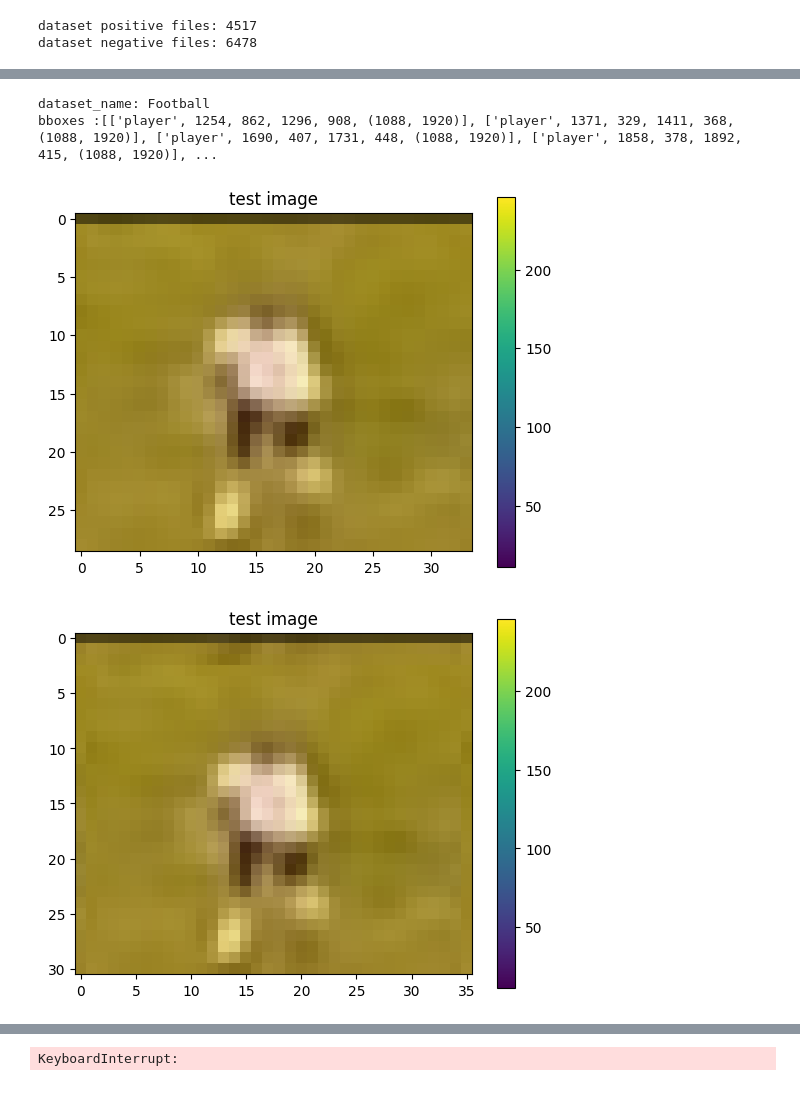
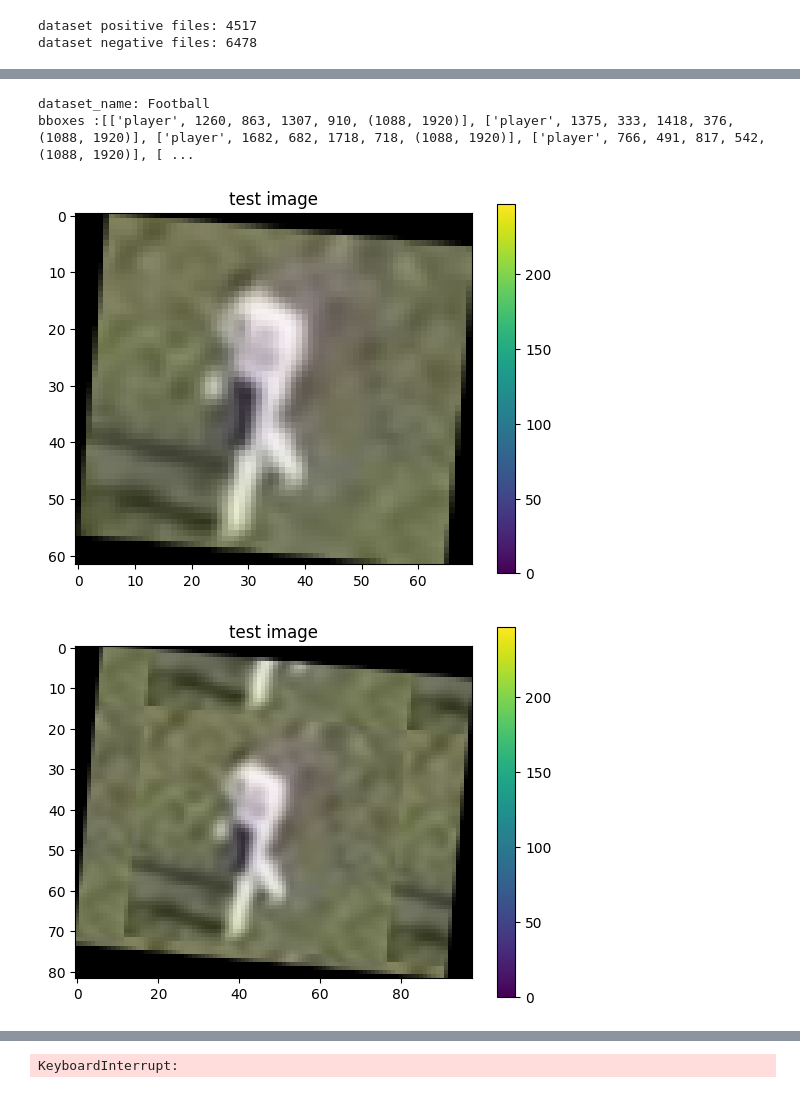
Before and after one commit to ManosMpampis/opendr, a Jupyter notebook: projects/python/perception/object_detection_2d/nanodet/dataset_manager.ipynb, the cells around one changed output, grey strips where cells are left out. Saved outputs shown, nothing was run; the diff lists cells and outputs as text; code cells hidden in the pictures.

Commit message:
add new datasets with extra augmentations _ correct labeling

```diff
--- a/projects/python/perception/object_detection_2d/nanodet/dataset_manager.ipynb
+++ b/projects/python/perception/object_detection_2d/nanodet/dataset_manager.ipynb
@@ -270,7 +270,7 @@ def random_pad(image, pad_th=0):
     right = int(width*random.uniform(0, pad_th))
     return cv2.copyMakeBorder(image, top, bottom, left, right, cv2.BORDER_WRAP)
 
-def random_rotate_image(images, image_pad, angle_th=0):
+def random_rotate_image(images, angle_th=0):
     if isinstance(angle_th, tuple):
         angle_th_neg = angle_th[0]
         angle_th_pos = angle_th[1]
@@ -295,6 +295,9 @@ def random_rotate_image(images, image_pad, angle_th=0):
         # Update the translation part of the rotation matrix to keep the new dimensions
         rotation_matrix[0, 2] += (new_h / 2) - center[1]
         rotation_matrix[1, 2] += (new_w / 2) - center[0]
+        # print("+++++++++++++++++++++++++++++++++++++++++")
+        # print(rotation_matrix)
+        # print("+++++++++++++++++++++++++++++++++++++++++")
         # Rotate the image
         new_images.append(cv2.warpAffine(image, rotation_matrix, (new_h, new_w), flags=cv2.INTER_LINEAR))
     return new_images
@@ -466,10 +469,12 @@ for pos_img in range(number_of_pos_img):
     pos_image_idx = pos_idx[image+(images*pos_img)] #Add code for random number of pos images
     pos_image = plt.imread(os.path.join(folder_path,pos_files[pos_image_idx]))
     temp_pos_image = np.zeros_like(new_pos_image)
-    # pos_image_pad, pos_image = augmentations(pos_image, flip_th=(0, 1), scale_th=(0.9,2.0), stretch_th=((0.9, 1.2), (0.8, 1.1)),
-    #                                          pad_th=0.1, crop_th=(0.1, 0.1), angle_th=5)
-    pos_image_pad, pos_image = augmentations(pos_image, flip_th=(0, 0.5), scale_th=(1.0,1.0), stretch_th=((1.0, 1.0), (1.0, 1.0)),
-                                             pad_th=0.3, crop_th=(0.0, 0.0), angle_th=0)
+    # pos_image_pad, pos_image = augmentations(pos_image, flip_th=(0, 0.5), scale_th=(0.9,1.5), stretch_th=((0.9, 1.1), (0.9, 1.1)),
+    #                                          pad_th=0.3, crop_th=(0.0, 0.0), angle_th=0)
+    # pos_image_pad, pos_image = augmentations(pos_image, flip_th=(0, 0.5), scale_th=(0.9,1.5), stretch_th=((0.9, 1.1), (0.9, 1.1)),
+    #                                          pad_th=0.3, crop_th=(0.0, 0.0), angle_th=0)
+    pos_image_pad, pos_image = augmentations(pos_image, flip_th=(0, 0.5), scale_th=(0.9,2.0), stretch_th=((0.9, 1.1), (0.9, 1.1)),
+                                             pad_th=0.3, crop_th=(0.0, 0.0), angle_th=90)
     position_of_pos = (random.randint(pos_image_pad.shape[0]//2,image_size[0]-int((pos_image_pad.shape[0]/2)+0.6)), random.randint(pos_image_pad.shape[1]//2,image_size[1]-int((pos_image_pad.shape[1]/2)+0.6)))
     bbox_padded = [position_of_pos[1]-(pos_image_pad.shape[1]//2), position_of_pos[0]-(pos_image_pad.shape[0]//2), position_of_pos[1]+int((pos_image_pad.shape[1]/2)+0.6), position_of_pos[0]+int((pos_image_pad.shape[0]/2)+0.6)]
 
@@ -480,42 +485,42 @@ for pos_img in range(number_of_pos_img):
 
     # save actual not padded bbox
     bbox = [position_of_pos[1]-(pos_image.shape[1]//2), position_of_pos[0]-(pos_image.shape[0]//2), position_of_pos[1]+int((pos_image.shape[1]/2)+0.6), position_of_pos[0]+int((pos_image.shape[0]/2)+0.6)]
     # save bbox for future overlap
     bboxes_list_padded.append(bbox_padded)
     # patch image
     temp_pos_image[bbox_padded[1]:bbox_padded[3], bbox_padded[0]:bbox_padded[2], :] = pos_image_pad
     pos_image_mask = detect_only_image(temp_pos_image)
     new_pos_image[pos_image_mask==0] = temp_pos_image[pos_image_mask==0]
     # save bbox for annotation function
     bboxes.append(["player", bbox[0], bbox[1], bbox[2], bbox[3], (image_size[0], image_size[1])])
 
     # border image mask to blue for seemingly be patch with the background
     # easier to make update_mask if is in top-left format and not center
     position_of_pos = (position_of_pos[0]-pos_image_pad.shape[0]//2, position_of_pos[1]-pos_image_pad.shape[1]//2)
     mask = update_mask(mask, position_of_pos, mask_pixel_blur//2, pos_image_pad.shape)#, image_mask=pos_image_mask)
 
 new_image[new_pos_image>0] = new_pos_image[new_pos_image>0]
 blurr_image = cv2.GaussianBlur(new_image, (mask_pixel_blur, mask_pixel_blur), 0)
 new_image[mask>0]= blurr_image[mask>0]
 
 print(f"dataset_name: {dataset_name}")
 print(f"bboxes :{bboxes}")
 
 plt.imshow(pos_image)
 plt.title(f'test image')
 plt.colorbar()
 plt.show()
 # %% [output]
 dataset_name: Football
-bboxes :[['player', 1254, 862, 1296, 908, (1088, 1920)], ['player', 1371, 329, 1411, 368, (1088, 1920)], ['player', 1690, 407, 1731, 448, (1088, 1920)], ['player', 1858, 378, 1892, 415, (1088, 1920)], ...
+bboxes :[['player', 1260, 863, 1307, 910, (1088, 1920)], ['player', 1375, 333, 1418, 376, (1088, 1920)], ['player', 1682, 682, 1718, 718, (1088, 1920)], ['player', 766, 491, 817, 542, (1088, 1920)], [ ...
-[figure, old version]
+[figure, new version]
 # %%
 plt.imshow(pos_image_pad)
 plt.title(f'test image')
 plt.colorbar()
 plt.show()
 # %% [output]
-[figure, old version]
+[figure, new version]
 # %%
 plt.imshow(mask)
 plt.title(f'test image')
```
Also changed, not shown: parts of 4 cells of this notebook.
